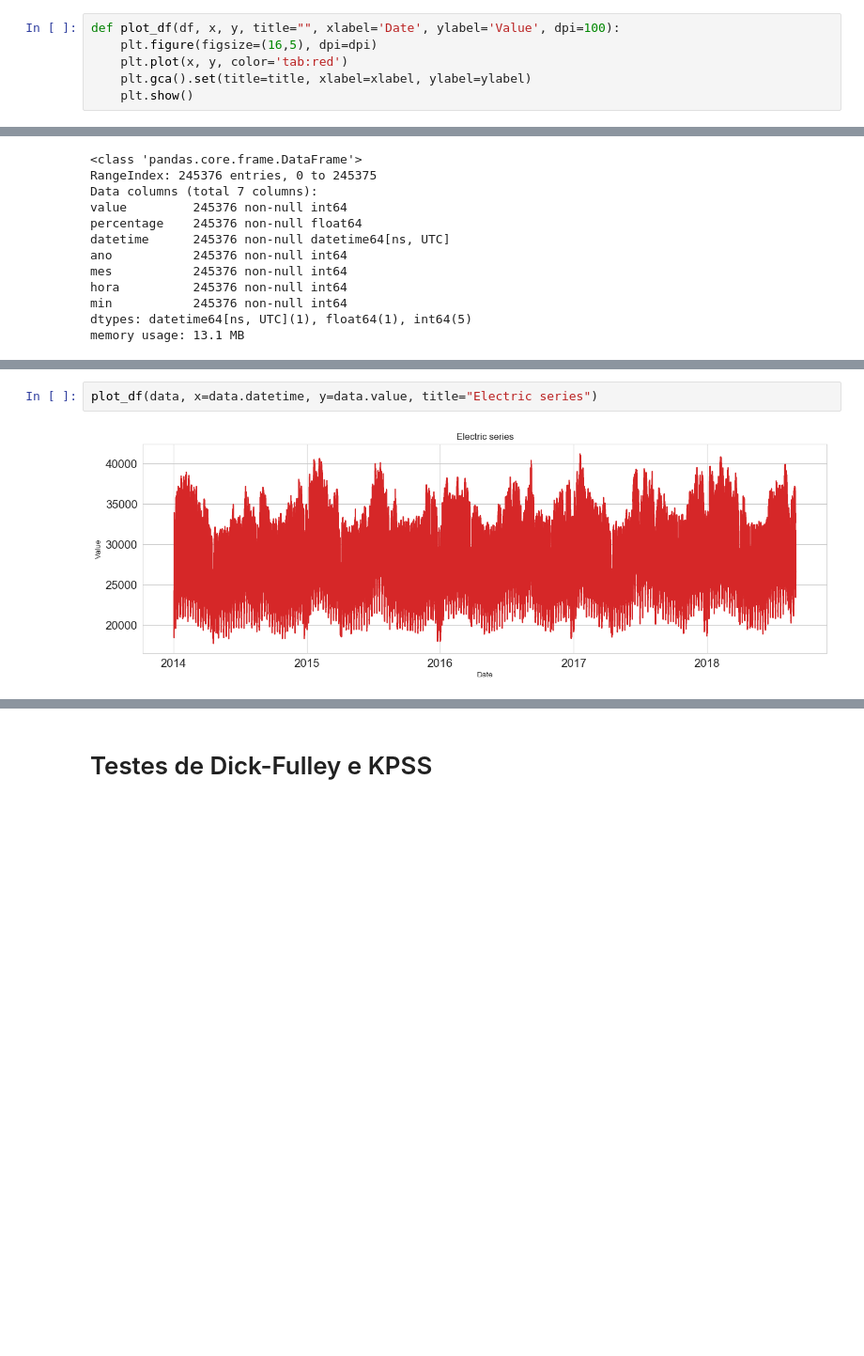
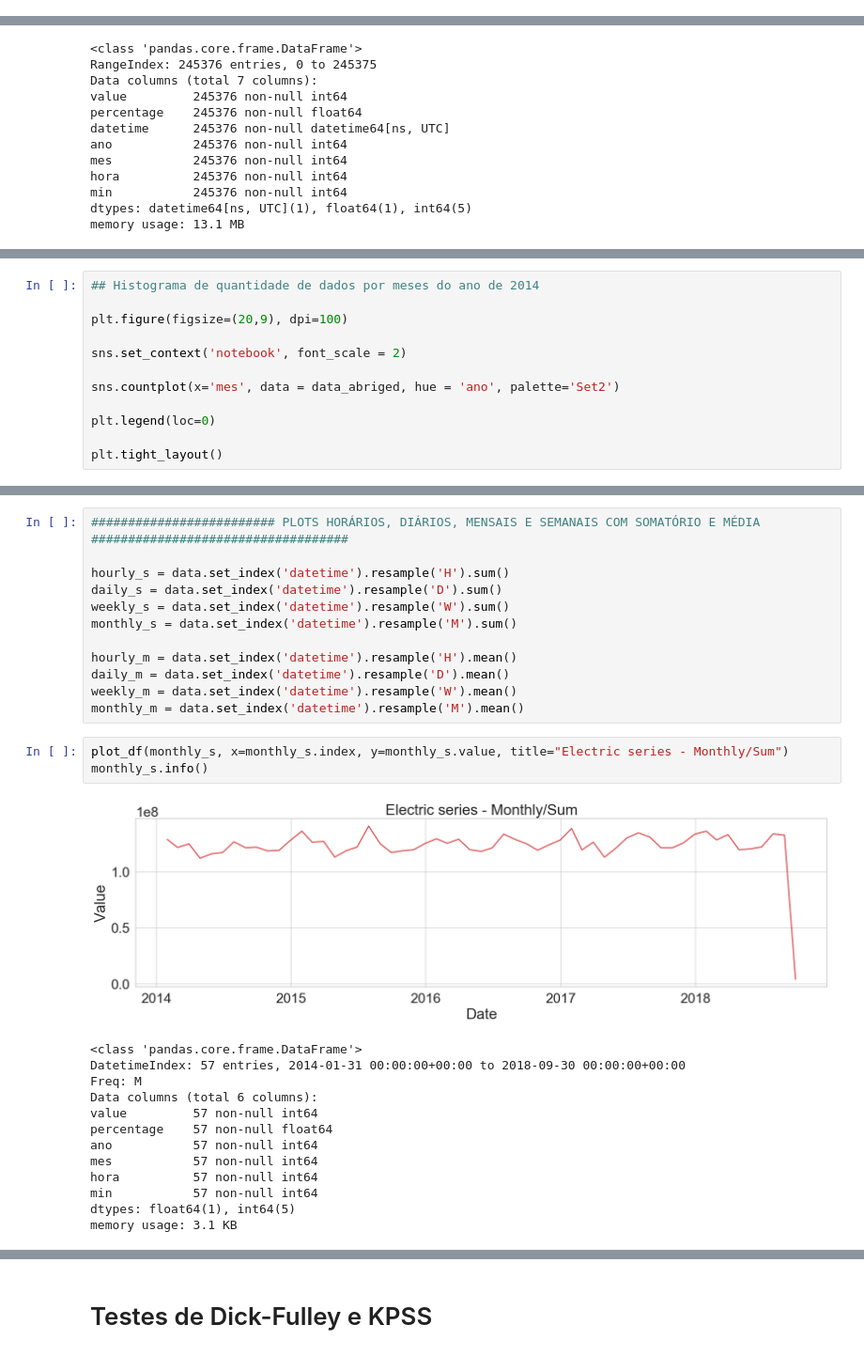
Before and after one commit to marcosvilela/modelagem-analitica-20.3, a Jupyter notebook: source/Marcos/Marcos_Analise_Exploratoria.ipynb, the cells around one changed output, grey strips where cells are left out. Shown at 94% size. Cells and saved outputs as stored; diff of their text form; blank space fills up the shorter version.

Commit message:
Re-organização dos plots, adicionando agrupamentos, testes e transformações

```diff
--- a/source/Marcos/Marcos_Analise_Exploratoria.ipynb
+++ b/source/Marcos/Marcos_Analise_Exploratoria.ipynb
@@ -18,8 +23,2 @@ plt.rc('ytick', labelsize=15)
 # %%
 data = pd.read_csv('../../data/ElectricDemandForecasting-DL-master_data_hourly_20140102_20191101_train.csv')
-# %%
-def plot_df(df, x, y, title="", xlabel='Date', ylabel='Value', dpi=100):
-    plt.figure(figsize=(16,5), dpi=dpi)
-    plt.plot(x, y, color='tab:red')
-    plt.gca().set(title=title, xlabel=xlabel, ylabel=ylabel)
-    plt.show()
@@ -60,0 +105,12 @@ data_abriged_oct=data_abriged[data_abriged['mes']==10]
+# %%
+## Histograma de quantidade de dados por meses do ano de 2014
+
+plt.figure(figsize=(20,9), dpi=100)
+
+sns.set_context('notebook', font_scale = 2)
+
+sns.countplot(x='mes', data = data_abriged, hue = 'ano', palette='Set2')
+
+plt.legend(loc=0)
+
+plt.tight_layout()
@@ -61,5 +128,30 @@ data_abriged_oct=data_abriged[data_abriged['mes']==10]
+# %%
+######################### PLOTS HORÁRIOS, DIÁRIOS, MENSAIS E SEMANAIS COM SOMATÓRIO E MÉDIA ###################################
+
+hourly_s = data.set_index('datetime').resample('H').sum()
+daily_s = data.set_index('datetime').resample('D').sum()
+weekly_s = data.set_index('datetime').resample('W').sum()
+monthly_s = data.set_index('datetime').resample('M').sum()
+
+hourly_m = data.set_index('datetime').resample('H').mean()
+daily_m = data.set_index('datetime').resample('D').mean()
+weekly_m = data.set_index('datetime').resample('W').mean()
+monthly_m = data.set_index('datetime').resample('M').mean()
 # %%
-plot_df(data, x=data.datetime, y=data.value, title="Electric series")
+plot_df(monthly_s, x=monthly_s.index, y=monthly_s.value, title="Electric series - Monthly/Sum")
+monthly_s.info()
 # %% [output]
-[figure, old version]
+[figure, new version]
+<class 'pandas.core.frame.DataFrame'>
+DatetimeIndex: 57 entries, 2014-01-31 00:00:00+00:00 to 2018-09-30 00:00:00+00:00
+Freq: M
+Data columns (total 6 columns):
+value         57 non-null int64
+percentage    57 non-null float64
+ano           57 non-null int64
+mes           57 non-null int64
+hora          57 non-null int64
+min           57 non-null int64
+dtypes: float64(1), int64(5)
+memory usage: 3.1 KB
 # %%
```
Also changed, not shown: parts of 26 cells of this notebook.
